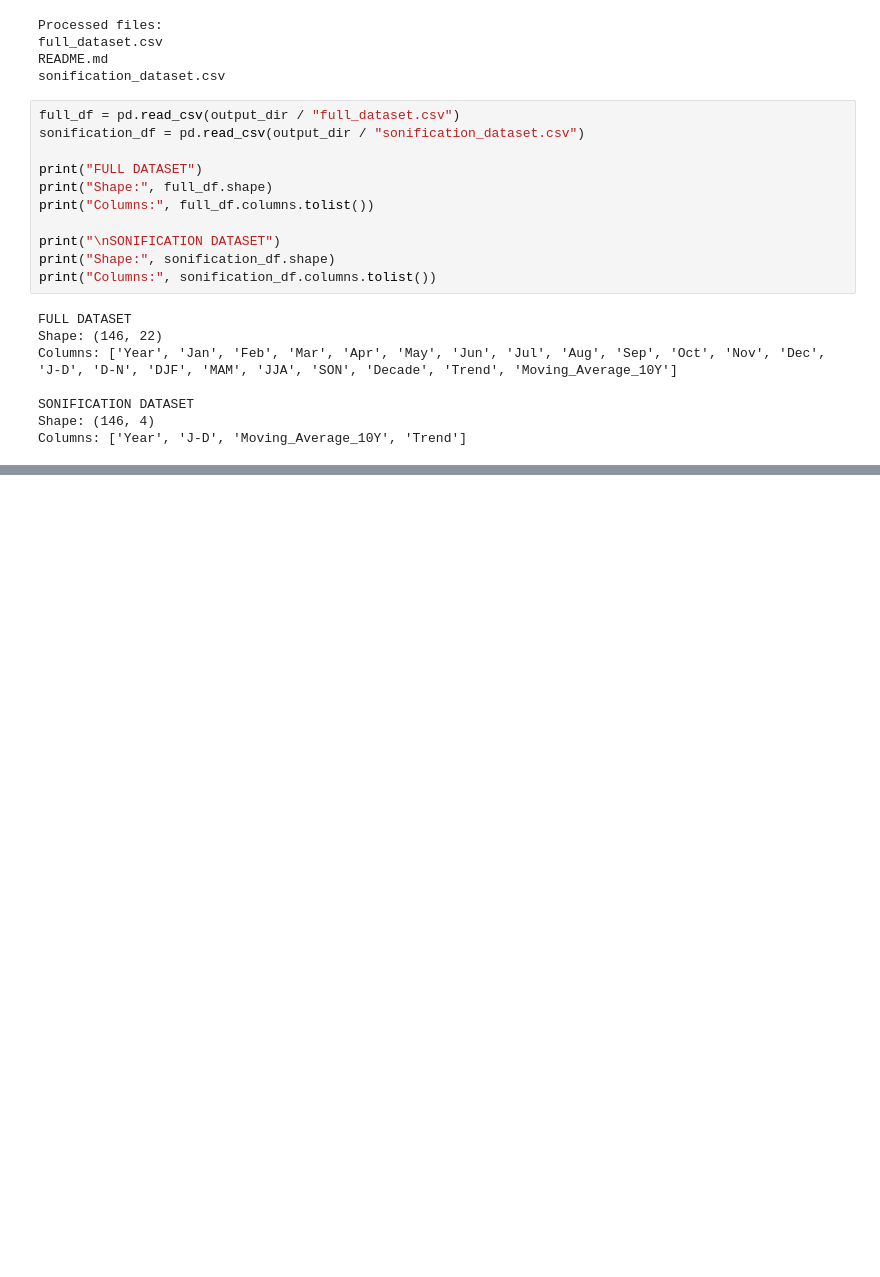
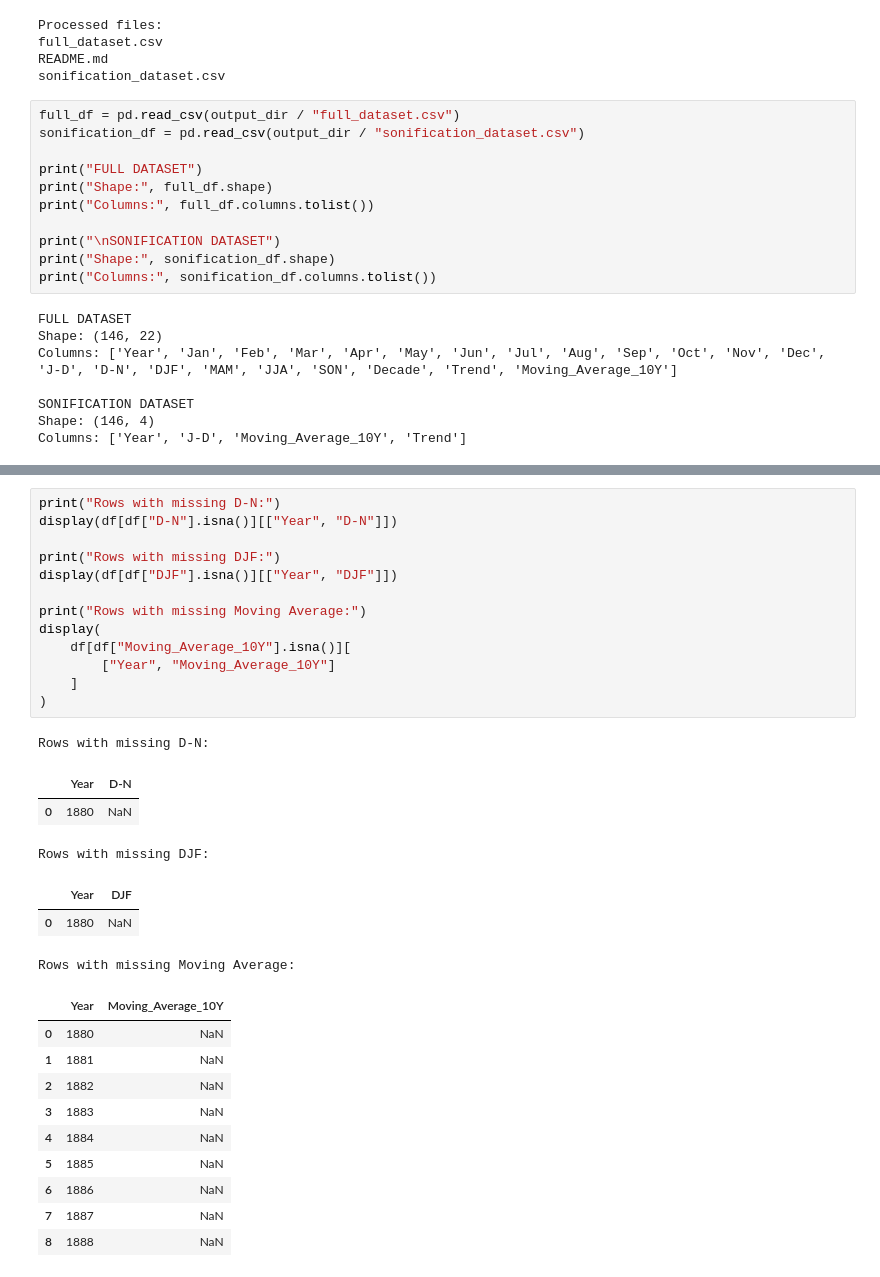
Before and after one commit to HibaHAJAJI/Earth-Jukebox, a Jupyter notebook: notebooks/01_data_inspection.ipynb, the cells around one changed output, grey strips where cells are left out. Saved outputs shown, nothing was run; the diff lists cells and outputs as text; blank space fills up the shorter version.

```diff
--- a/notebooks/01_data_inspection.ipynb
+++ b/notebooks/01_data_inspection.ipynb
@@ -1786,0 +2086,31 @@ Columns: ['Year', 'J-D', 'Moving_Average_10Y', 'Trend']
+# %%
+print("Rows with missing D-N:")
+display(df[df["D-N"].isna()][["Year", "D-N"]])
+
+print("Rows with missing DJF:")
+display(df[df["DJF"].isna()][["Year", "DJF"]])
+
+print("Rows with missing Moving Average:")
+display(
+    df[df["Moving_Average_10Y"].isna()][
+        ["Year", "Moving_Average_10Y"]
+    ]
+)
+# %% [output]
+Rows with missing D-N:
+|  | Year | D-N |
+| 0 | 1880 | NaN |
+Rows with missing DJF:
+|  | Year | DJF |
+| 0 | 1880 | NaN |
+Rows with missing Moving Average:
+|  | Year | Moving_Average_10Y |
+| 0 | 1880 | NaN |
+| 1 | 1881 | NaN |
+| 2 | 1882 | NaN |
+| 3 | 1883 | NaN |
+| 4 | 1884 | NaN |
+| 5 | 1885 | NaN |
+| 6 | 1886 | NaN |
+| 7 | 1887 | NaN |
+| 8 | 1888 | NaN |
```
Also changed, not shown: parts of 24 cells of this notebook, 1 other file.
